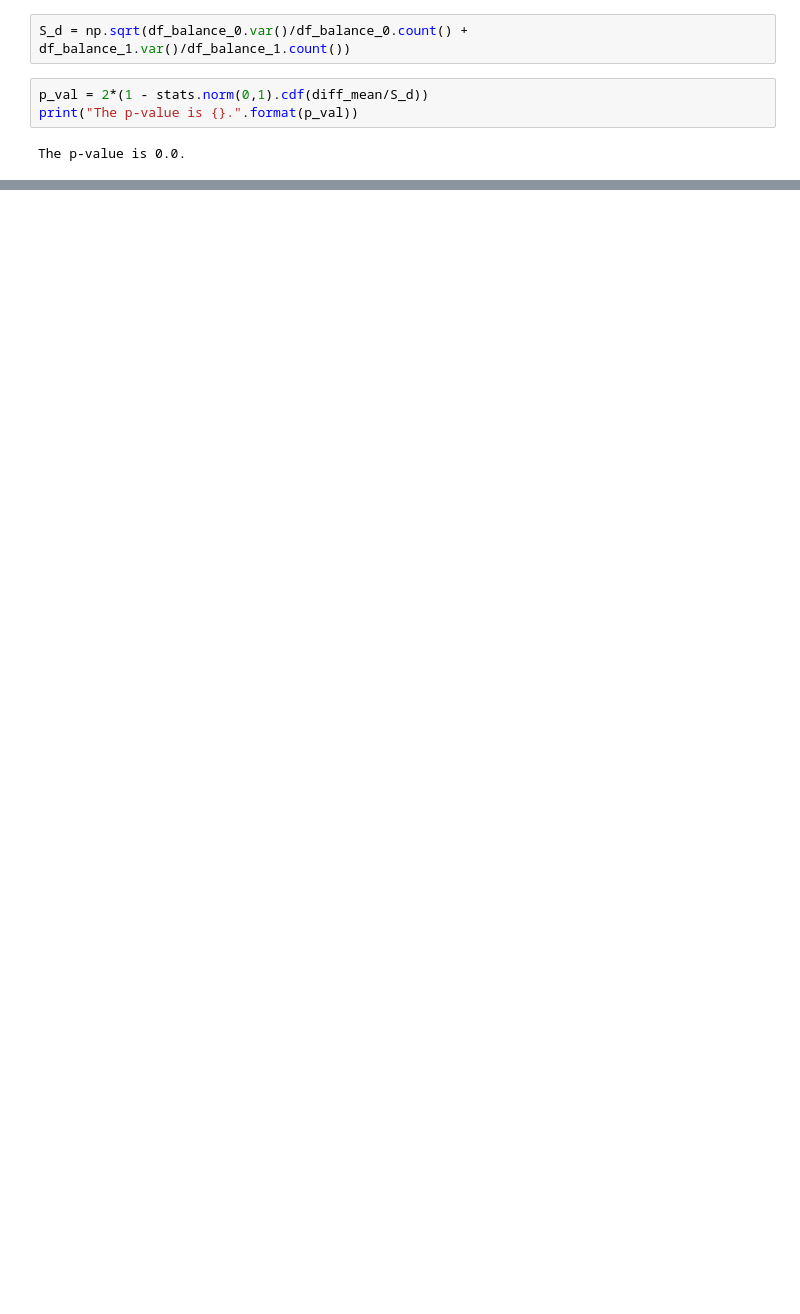
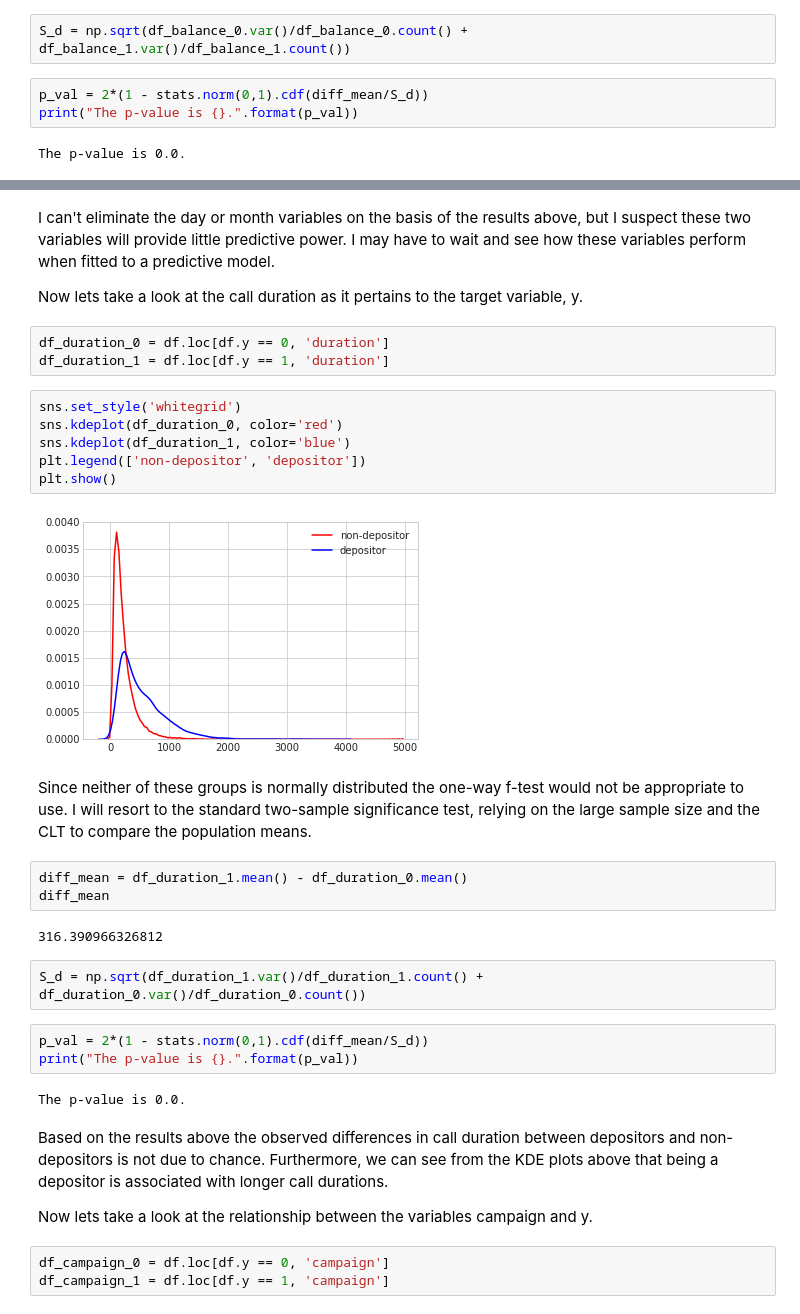
Before and after one commit to mrrobertbates/Springboard, a Jupyter notebook: Capstone_Project1_inferential_statistics/capstone_project1_inferential_statistics.ipynb, the cells around one changed output, grey strips where cells are left out. Cells and saved outputs as stored; diff of their text form; blank space fills up the shorter version.

Commit message:
perform significance tests on more variables and add more detailed explanation.

```diff
--- a/Capstone_Project1_inferential_statistics/capstone_project1_inferential_statistics.ipynb
+++ b/Capstone_Project1_inferential_statistics/capstone_project1_inferential_statistics.ipynb
@@ -93,0 +238,36 @@ We can see from the result above that, assuming there is no difference between t
+# %% [markdown]
+I can't eliminate the day or month variables on the basis of the results above, but I suspect these two variables will provide little predictive power.  I may have to wait and see how these variables perform when fitted to a predictive model.
+
+Now lets take a look at the call duration as it pertains to the target variable, y.
+# %%
+df_duration_0 = df.loc[df.y == 0, 'duration']
+df_duration_1 = df.loc[df.y == 1, 'duration']
+# %%
+sns.set_style('whitegrid')
+sns.kdeplot(df_duration_0, color='red')
+sns.kdeplot(df_duration_1, color='blue')
+plt.legend(['non-depositor', 'depositor'])
+plt.show()
+# %% [output]
+[figure, added]
+# %% [markdown]
+Since neither of these groups is normally distributed the one-way f-test would not be appropriate to use.  I will resort to the standard two-sample significance test, relying on the large sample size and the CLT to compare the population means.
+# %%
+diff_mean = df_duration_1.mean() - df_duration_0.mean()
+diff_mean
+# %% [output]
+316.390966326812
+# %%
+S_d = np.sqrt(df_duration_1.var()/df_duration_1.count() + df_duration_0.var()/df_duration_0.count())
+# %%
+p_val = 2*(1 - stats.norm(0,1).cdf(diff_mean/S_d))
+print("The p-value is {}.".format(p_val))
+# %% [output]
+The p-value is 0.0.
+# %% [markdown]
+Based on the results above the observed differences in call duration between depositors and non-depositors is not due to chance.  Furthermore, we can see from the KDE plots above that being a depositor is associated with longer call durations.
+
+Now lets take a look at the relationship between the variables campaign and y.
+# %%
+df_campaign_0 = df.loc[df.y == 0, 'campaign']
+df_campaign_1 = df.loc[df.y == 1, 'campaign']
```
Also changed, not shown: parts of 32 cells of this notebook.
